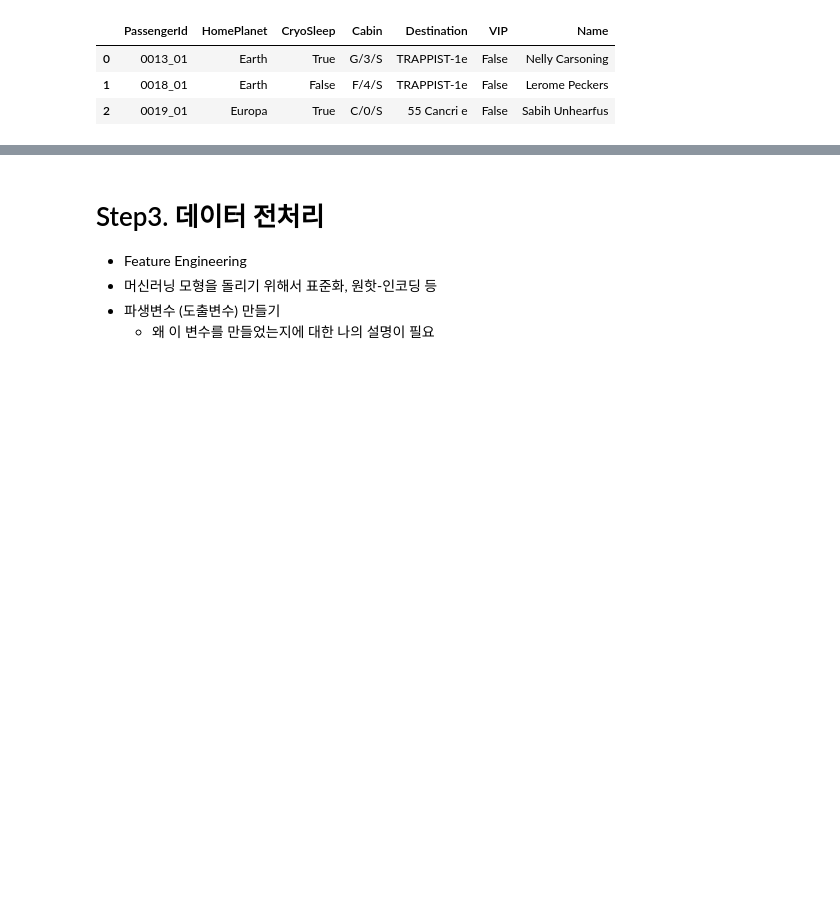
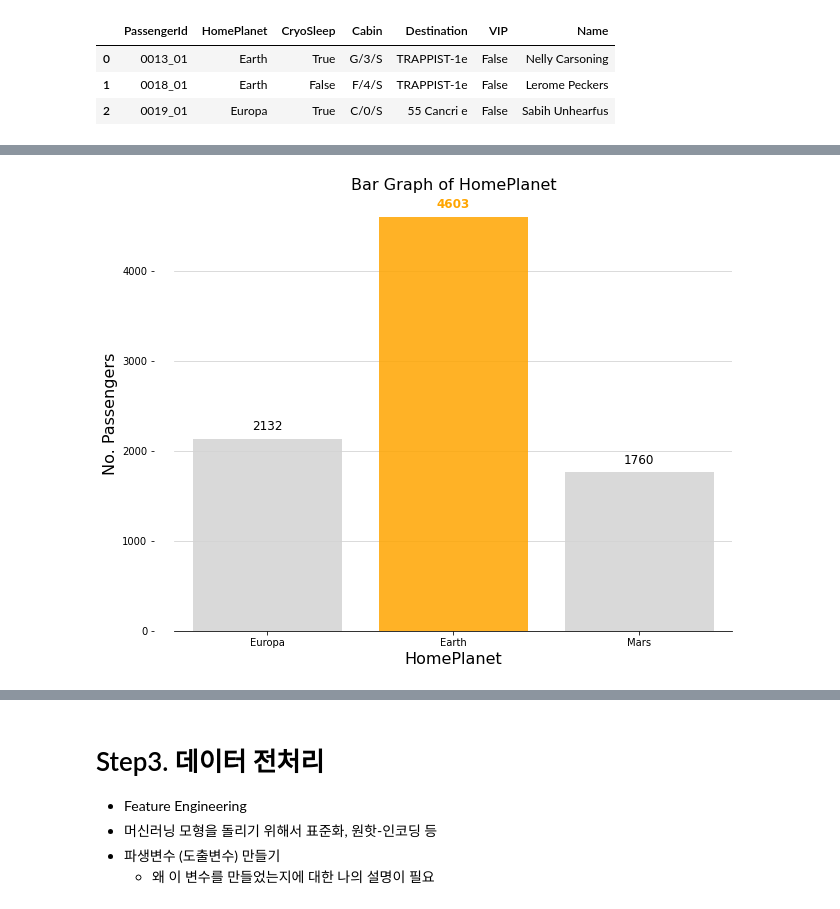
Before and after one commit to KONA1005/kaggle, a Jupyter notebook: space/seulki-dojeon.ipynb, the cells around one changed output, grey strips where cells are left out. Saved outputs shown, nothing was run; the diff lists cells and outputs as text; code cells hidden in the pictures; blank space fills up the shorter version.

```diff
--- a/space/seulki-dojeon.ipynb
+++ b/space/seulki-dojeon.ipynb
@@ -220,0 +268,4 @@ df_cat.head(3)
+# %%
+cnt_bar(train, "HomePlanet")
+# %% [output]
+[figure, added]
```
Also changed, not shown: parts of 69 cells of this notebook.
